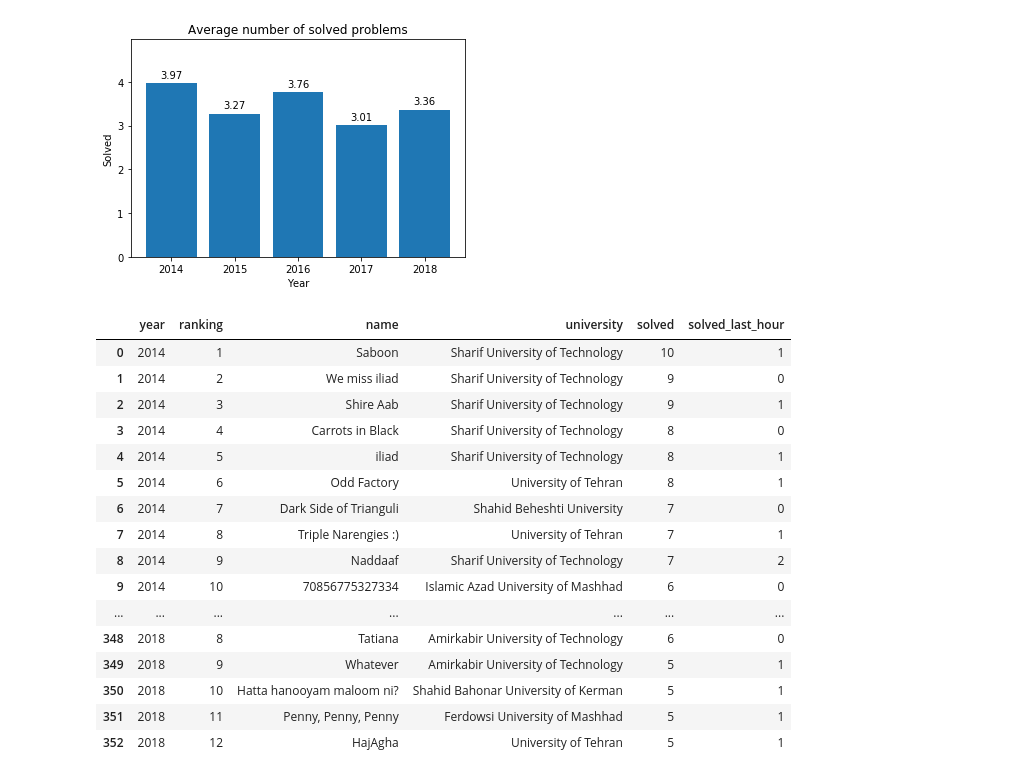
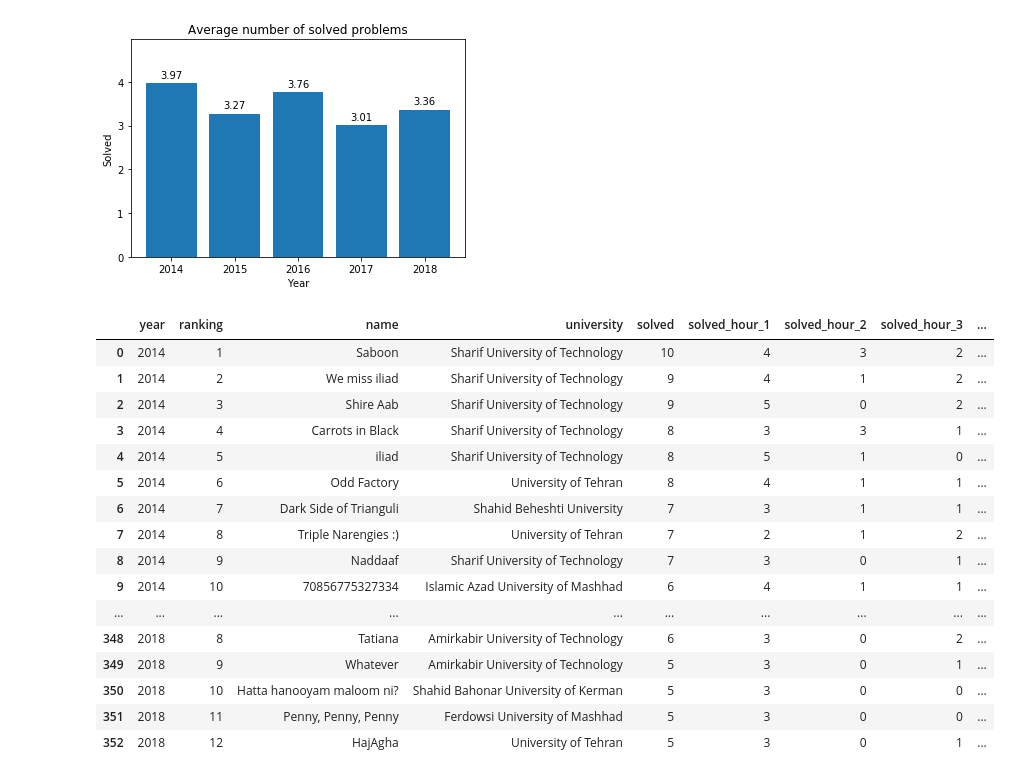
Before and after one commit to mehdikazemi8/icpc-contests, a Jupyter notebook: icpc-contests.ipynb, the cells around one changed output. Drawn from its saved outputs; the diff is of its cells as text; code cells hidden in the pictures.

```diff
--- a/icpc-contests.ipynb
+++ b/icpc-contests.ipynb
@@ -219,24 +224,27 @@ grouped.to_csv('average_number_of_solved_by_university.csv')
 #     print(grouped.sort_values(ascending=False)[0:10])
 #     print("--" * 35)
 # %%
-# how many problems medalists have solved during the last hour?
-df['solved_last_hour'] = sum([ df["p{}_time".format(chr(ch_int))] >= 240 for ch_int in range(ord('a'), ord('n'))])
-df[df.ranking <= 12][['year', 'ranking', 'name', 'university', 'solved', 'solved_last_hour']]
+# how many problems medalists have solved at each hour of contest?
+
+for hour in range(1, 6):
+    df['solved_hour_{}'.format(hour)] = sum([ ((hour-1) * 60 < df["p{}_time".format(chr(ch_int))]) & (df["p{}_time".format(chr(ch_int))] <= hour * 60) for ch_int in range(ord('a'), ord('n'))])
+
+df[df.ranking <= 12][['year', 'ranking', 'name', 'university', 'solved', 'solved_hour_1', 'solved_hour_2', 'solved_hour_3', 'solved_hour_4', 'solved_hour_5']]
 # %% [output]
-|  | year | ranking | name | university | solved | solved_last_hour |
-| 0 | 2014 | 1 | Saboon | Sharif University of Technology | 10 | 1 |
-| 1 | 2014 | 2 | We miss iliad | Sharif University of Technology | 9 | 0 |
-| 2 | 2014 | 3 | Shire Aab | Sharif University of Technology | 9 | 1 |
-| 3 | 2014 | 4 | Carrots in Black | Sharif University of Technology | 8 | 0 |
-| 4 | 2014 | 5 | iliad | Sharif University of Technology | 8 | 1 |
-| 5 | 2014 | 6 | Odd Factory | University of Tehran | 8 | 1 |
-| 6 | 2014 | 7 | Dark Side of Trianguli | Shahid Beheshti University | 7 | 0 |
-| 7 | 2014 | 8 | Triple Narengies :) | University of Tehran | 7 | 1 |
-| 8 | 2014 | 9 | Naddaaf | Sharif University of Technology | 7 | 2 |
-| 9 | 2014 | 10 | 70856775327334 | Islamic Azad University of Mashhad | 6 | 0 |
-| ... | ... | ... | ... | ... | ... | ... |
-| 348 | 2018 | 8 | Tatiana | Amirkabir University of Technology | 6 | 0 |
-| 349 | 2018 | 9 | Whatever | Amirkabir University of Technology | 5 | 1 |
-| 350 | 2018 | 10 | Hatta hanooyam maloom ni? | Shahid Bahonar University of Kerman | 5 | 1 |
-| 351 | 2018 | 11 | Penny, Penny, Penny | Ferdowsi University of Mashhad | 5 | 1 |
-| 352 | 2018 | 12 | HajAgha | University of Tehran | 5 | 1 |
+|  | year | ranking | name | university | solved | solved_hour_1 | solved_hour_2 | solved_hour_3 | ... |
+| 0 | 2014 | 1 | Saboon | Sharif University of Technology | 10 | 4 | 3 | 2 | ... |
+| 1 | 2014 | 2 | We miss iliad | Sharif University of Technology | 9 | 4 | 1 | 2 | ... |
+| 2 | 2014 | 3 | Shire Aab | Sharif University of Technology | 9 | 5 | 0 | 2 | ... |
+| 3 | 2014 | 4 | Carrots in Black | Sharif University of Technology | 8 | 3 | 3 | 1 | ... |
+| 4 | 2014 | 5 | iliad | Sharif University of Technology | 8 | 5 | 1 | 0 | ... |
+| 5 | 2014 | 6 | Odd Factory | University of Tehran | 8 | 4 | 1 | 1 | ... |
+| 6 | 2014 | 7 | Dark Side of Trianguli | Shahid Beheshti University | 7 | 3 | 1 | 1 | ... |
+| 7 | 2014 | 8 | Triple Narengies :) | University of Tehran | 7 | 2 | 1 | 2 | ... |
+| 8 | 2014 | 9 | Naddaaf | Sharif University of Technology | 7 | 3 | 0 | 1 | ... |
+| 9 | 2014 | 10 | 70856775327334 | Islamic Azad University of Mashhad | 6 | 4 | 1 | 1 | ... |
+| ... | ... | ... | ... | ... | ... | ... | ... | ... | ... |
+| 348 | 2018 | 8 | Tatiana | Amirkabir University of Technology | 6 | 3 | 0 | 2 | ... |
+| 349 | 2018 | 9 | Whatever | Amirkabir University of Technology | 5 | 3 | 0 | 1 | ... |
+| 350 | 2018 | 10 | Hatta hanooyam maloom ni? | Shahid Bahonar University of Kerman | 5 | 3 | 0 | 0 | ... |
+| 351 | 2018 | 11 | Penny, Penny, Penny | Ferdowsi University of Mashhad | 5 | 3 | 0 | 0 | ... |
+| 352 | 2018 | 12 | HajAgha | University of Tehran | 5 | 3 | 0 | 1 | ... |
```
Also changed, not shown: parts of 4 cells of this notebook.
